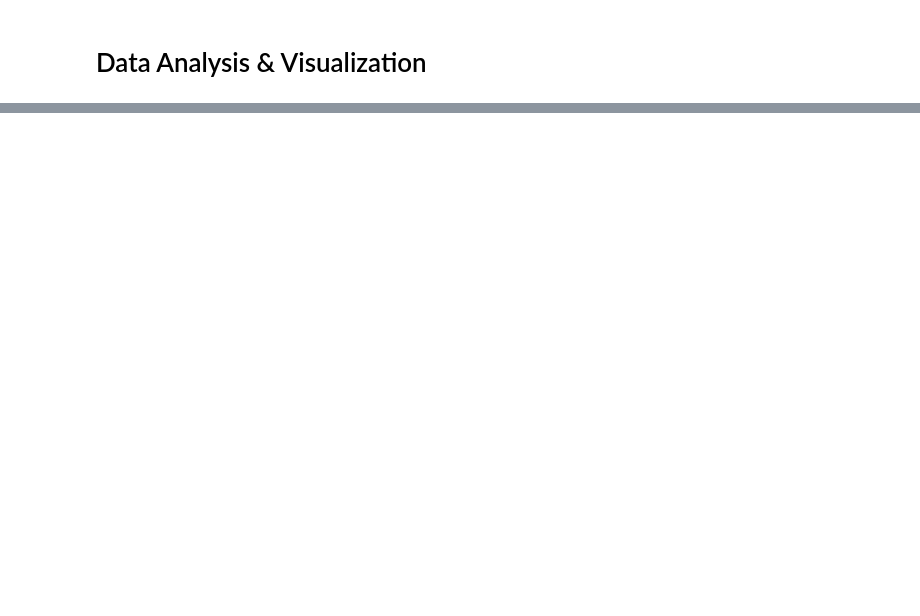
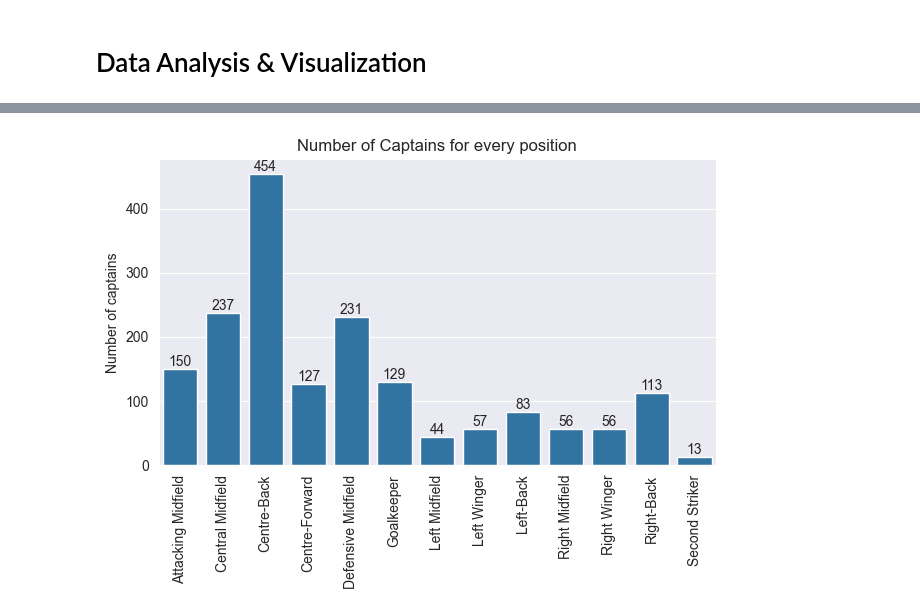
Before and after one commit to RiccardoPili/Football-Data-Analysis, a Jupyter notebook: game_lineups.ipynb, the cells around one changed output, grey strips where cells are left out. Cells and saved outputs as stored; diff of their text form; code cells hidden in the pictures; blank space fills up the shorter version.

```diff
--- a/game_lineups.ipynb
+++ b/game_lineups.ipynb
@@ -168,0 +253,24 @@ plt.show()
+# %%
+# posizioni con il maggior numero di capitani
+
+captains = starting_players.query("is_captain == True")
+
+# Rimuovi i duplicati perchè essendo il df delle formazioni ci sono più volte gli stessi giocatori
+unique_captains = captains.drop_duplicates(subset=['club_id', 'sub_position'])
+
+captains_count = unique_captains.groupby('sub_position').size().reset_index(name='count')
+
+
+ax = sns.barplot(data=captains_count, x='sub_position', y='count')
+
+for index, row in captains_count.iterrows():
+    ax.annotate(row['count'], xy=(index, row['count']), ha='center', va='bottom')
+
+plt.title('Number of Captains for every position')
+plt.xlabel('')
+plt.ylabel('Number of captains')
+plt.xticks(rotation=90)
+plt.tight_layout()
+plt.show()
+# %% [output]
+[figure, added]
```
Also changed, not shown: parts of 9 cells of this notebook, 1 other file.
